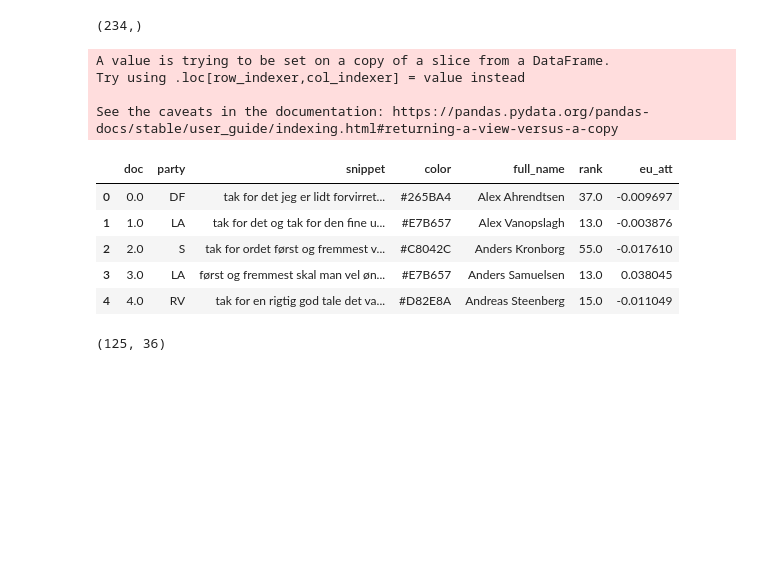
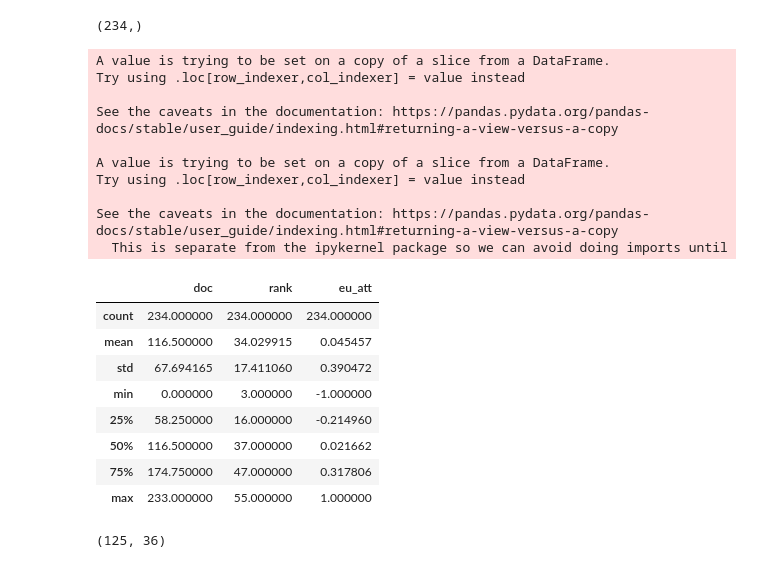
Before and after one commit to paride92/GeneralisedPoliticalScaling, a Jupyter notebook: project_eu_attitudes.ipynb, the cells around one changed output. Cells and saved outputs as stored; diff of their text form; code cells hidden in the pictures; blank space fills up the shorter version.

```diff
--- a/project_eu_attitudes.ipynb
+++ b/project_eu_attitudes.ipynb
@@ -887,18 +891,28 @@ proj_dim.shape
 # %%
 eu_val = combined_hover.dropna()
 eu_val['eu_att'] = proj_dim
-eu_val.head()
+eu_val['eu_att'] = rescale(eu_val['eu_att'])
+eu_val.describe()
 # %% [output]
 A value is trying to be set on a copy of a slice from a DataFrame.
 Try using .loc[row_indexer,col_indexer] = value instead
 
 See the caveats in the documentation: https://pandas.pydata.org/pandas-docs/stable/user_guide/indexing.html#returning-a-view-versus-a-copy
+
+A value is trying to be set on a copy of a slice from a DataFrame.
+Try using .loc[row_indexer,col_indexer] = value instead
+
+See the caveats in the documentation: https://pandas.pydata.org/pandas-docs/stable/user_guide/indexing.html#returning-a-view-versus-a-copy
+  This is separate from the ipykernel package so we can avoid doing imports until
-|  | doc | party | snippet | color | full_name | rank | eu_att |
-| 0 | 0.0 | DF | tak for det jeg er lidt forvirret... | #265BA4 | Alex Ahrendtsen | 37.0 | -0.009697 |
-| 1 | 1.0 | LA | tak for det og tak for den fine u... | #E7B657 | Alex Vanopslagh | 13.0 | -0.003876 |
-| 2 | 2.0 | S | tak for ordet først og fremmest v... | #C8042C | Anders Kronborg | 55.0 | -0.017610 |
-| 3 | 3.0 | LA | først og fremmest skal man vel øn... | #E7B657 | Anders Samuelsen | 13.0 | 0.038045 |
-| 4 | 4.0 | RV | tak for en rigtig god tale det va... | #D82E8A | Andreas Steenberg | 15.0 | -0.011049 |
+|  | doc | rank | eu_att |
+| count | 234.000000 | 234.000000 | 234.000000 |
+| mean | 116.500000 | 34.029915 | 0.045457 |
+| std | 67.694165 | 17.411060 | 0.390472 |
+| min | 0.000000 | 3.000000 | -1.000000 |
+| 25% | 58.250000 | 16.000000 | -0.214960 |
+| 50% | 116.500000 | 37.000000 | 0.021662 |
+| 75% | 174.750000 | 47.000000 | 0.317806 |
+| max | 233.000000 | 55.000000 | 1.000000 |
 # %%
 eu_val_merged = eu_val.merge(df_politiken, left_on='full_name', right_on='fullname', how='inner')
 # %%
```
Also changed, not shown: parts of 15 cells of this notebook, 2 other files.
